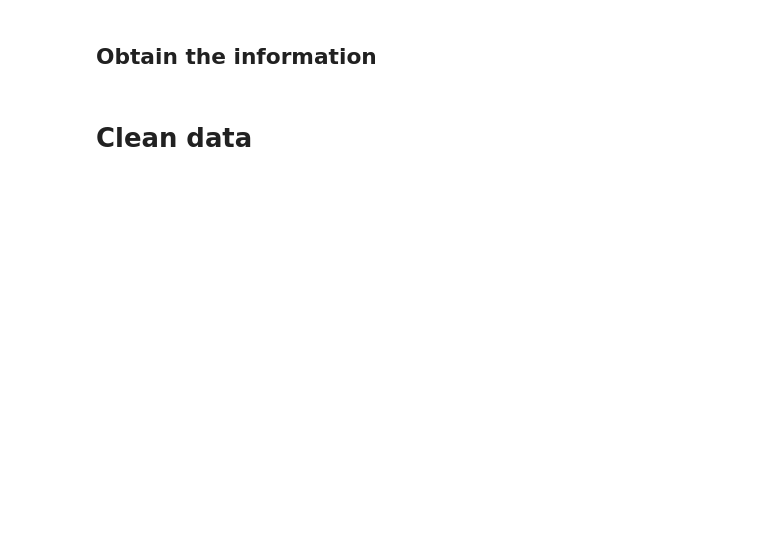
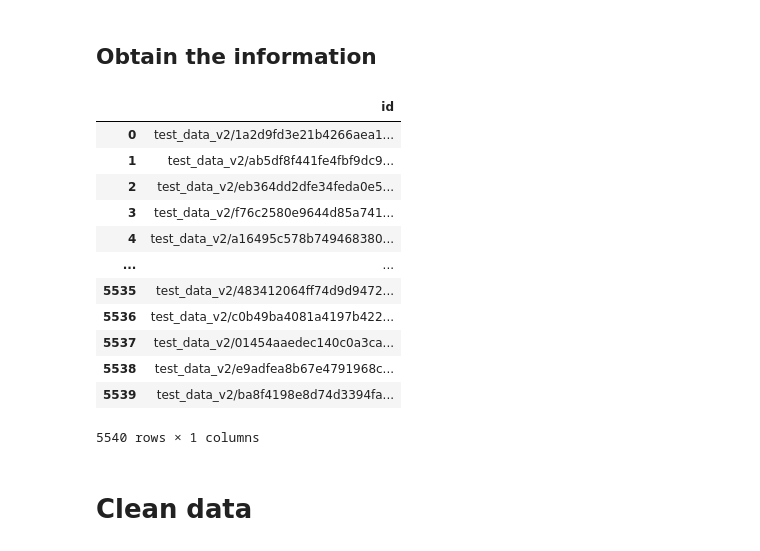
Before and after one commit to RogerCortezRosas/Neuronal-Networks, a Jupyter notebook: ai-images-vs-human-images.ipynb, the cells around one changed output. Drawn from its saved outputs; the diff is of its cells as text; code cells hidden in the pictures; blank space fills up the shorter version.

```diff
--- a/ai-images-vs-human-images.ipynb
+++ b/ai-images-vs-human-images.ipynb
@@ -17,6 +17,22 @@ df_train = pd.read_csv('/kaggle/input/ai-vs-human-generated-dataset/train.csv')
 # %%
 #Test dataframe
 df_test = pd.read_csv('/kaggle/input/ai-vs-human-generated-dataset/test.csv')
+# %%
+df_test
+# %% [output]
+|  | id |
+| 0 | test_data_v2/1a2d9fd3e21b4266aea1... |
+| 1 | test_data_v2/ab5df8f441fe4fbf9dc9... |
+| 2 | test_data_v2/eb364dd2dfe34feda0e5... |
+| 3 | test_data_v2/f76c2580e9644d85a741... |
+| 4 | test_data_v2/a16495c578b749468380... |
+| ... | ... |
+| 5535 | test_data_v2/483412064ff74d9d9472... |
+| 5536 | test_data_v2/c0b49ba4081a4197b422... |
+| 5537 | test_data_v2/01454aaedec140c0a3ca... |
+| 5538 | test_data_v2/e9adfea8b67e4791968c... |
+| 5539 | test_data_v2/ba8f4198e8d74d3394fa... |
+5540 rows × 1 columns
 # %% [markdown]
 # Clean data
 # %%
```
Also changed, not shown: parts of 32 cells of this notebook.
